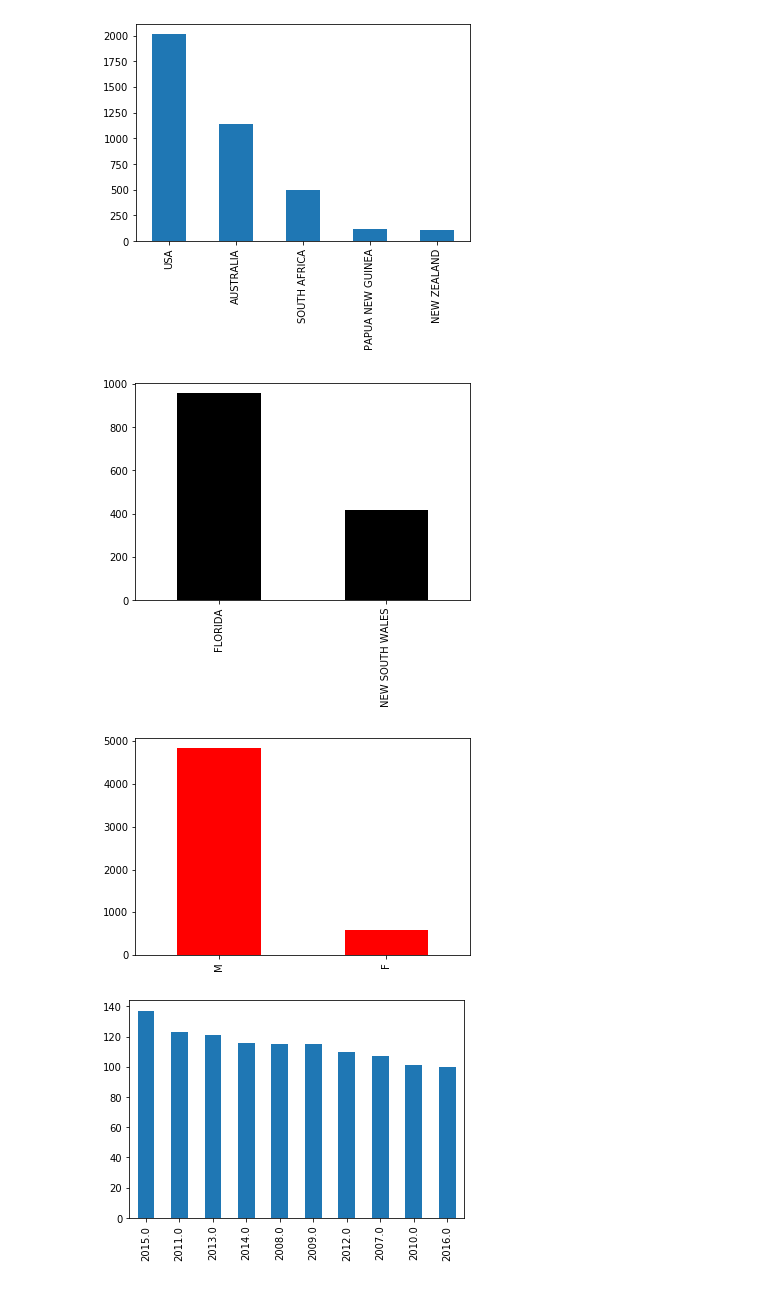
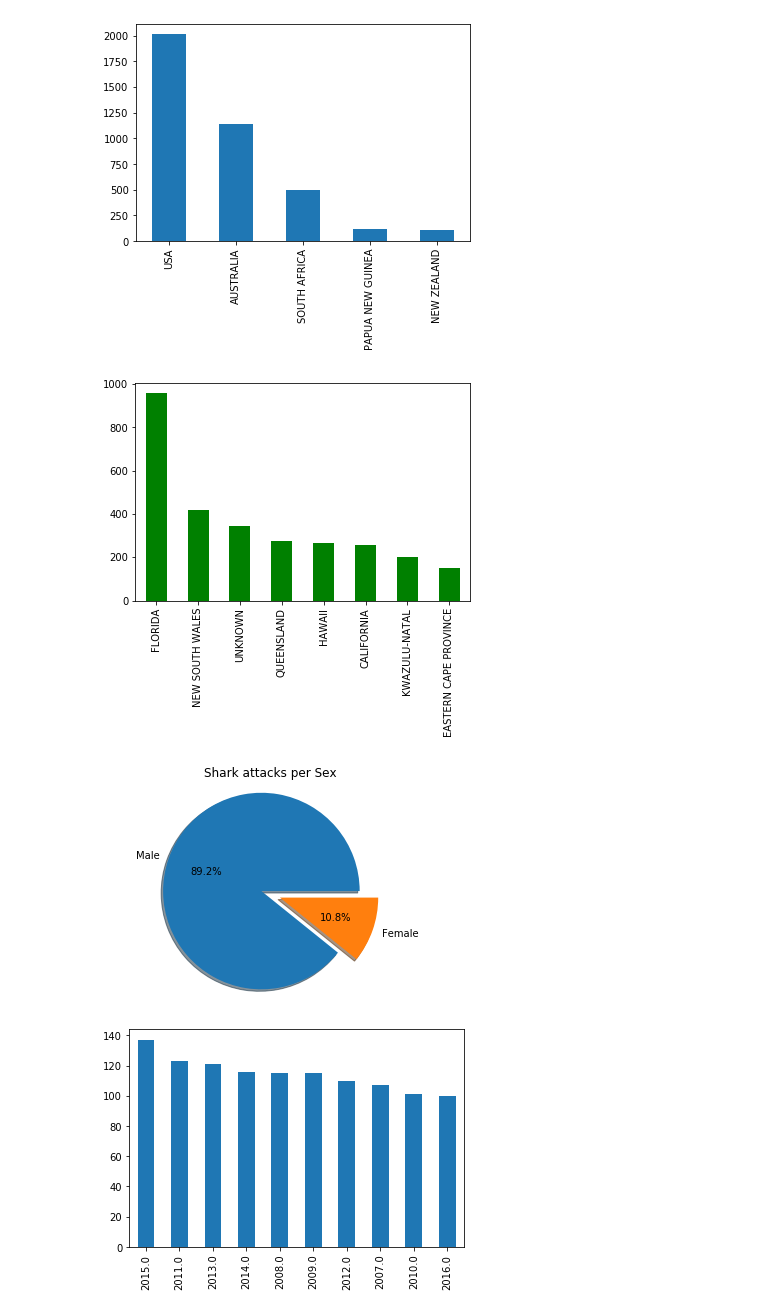
Before and after one commit to Juliopdata/Global-Shark-Attack-Incidents, a Jupyter notebook: main.ipynb, the cells around one changed output. Cells and saved outputs as stored; diff of their text form; code cells hidden in the pictures.

```diff
--- a/main.ipynb
+++ b/main.ipynb
@@ -282,16 +297,23 @@ plt.show()
 [figure]
 # %%
 # Shark attacks per Area
-dfclean['Area'].value_counts().nlargest(2).plot(kind='bar', color = 'black')
+dfclean['Area'].value_counts().nlargest(8).plot(kind='bar', color = 'green')
 plt.show()
 # %% [output]
-[figure, old version]
+[figure, new version]
 # %%
 # Shark attacks per Sex
-dfclean['Sex'].value_counts().nlargest(2).plot(kind='bar', color = 'red')
+#dfclean['Sex'].value_counts().nlargest(2).plot(kind='bar', color = 'red')
+Tasks = dfclean['Sex'].value_counts()
+my_explode = (0, 0.2)
+
+my_labels = 'Male','Female'
+plt.pie(Tasks,labels=my_labels,autopct='%1.1f%%', shadow = True, explode=my_explode)
+plt.title('Shark attacks per Sex')
+plt.axis('equal')
 plt.show()
 # %% [output]
-[figure, old version]
+[figure, new version]
 # %%
 # Shark attacks per Year
 dfclean['Year'].value_counts().nlargest(10).plot(kind='bar',)
```
Also changed, not shown: parts of 9 cells of this notebook, 3 other files.
